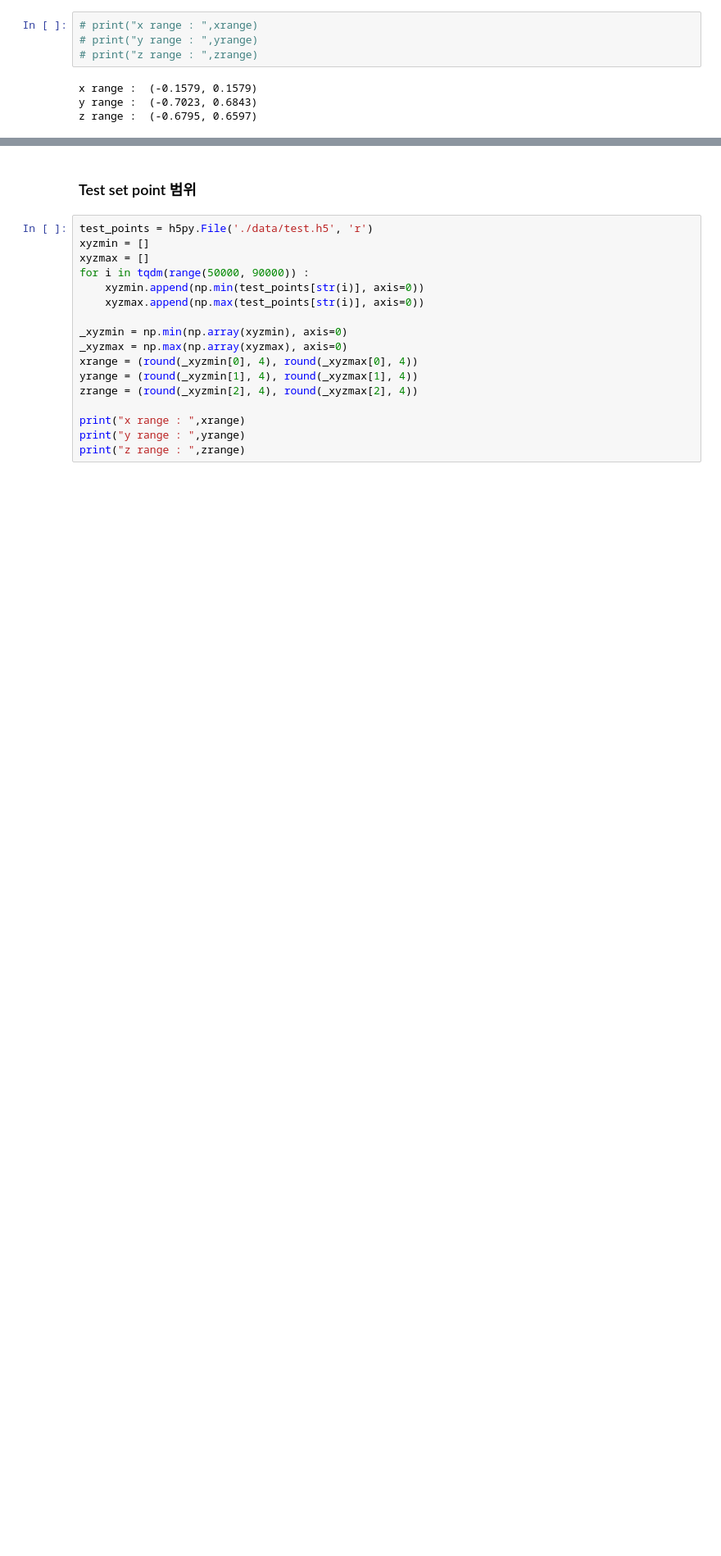
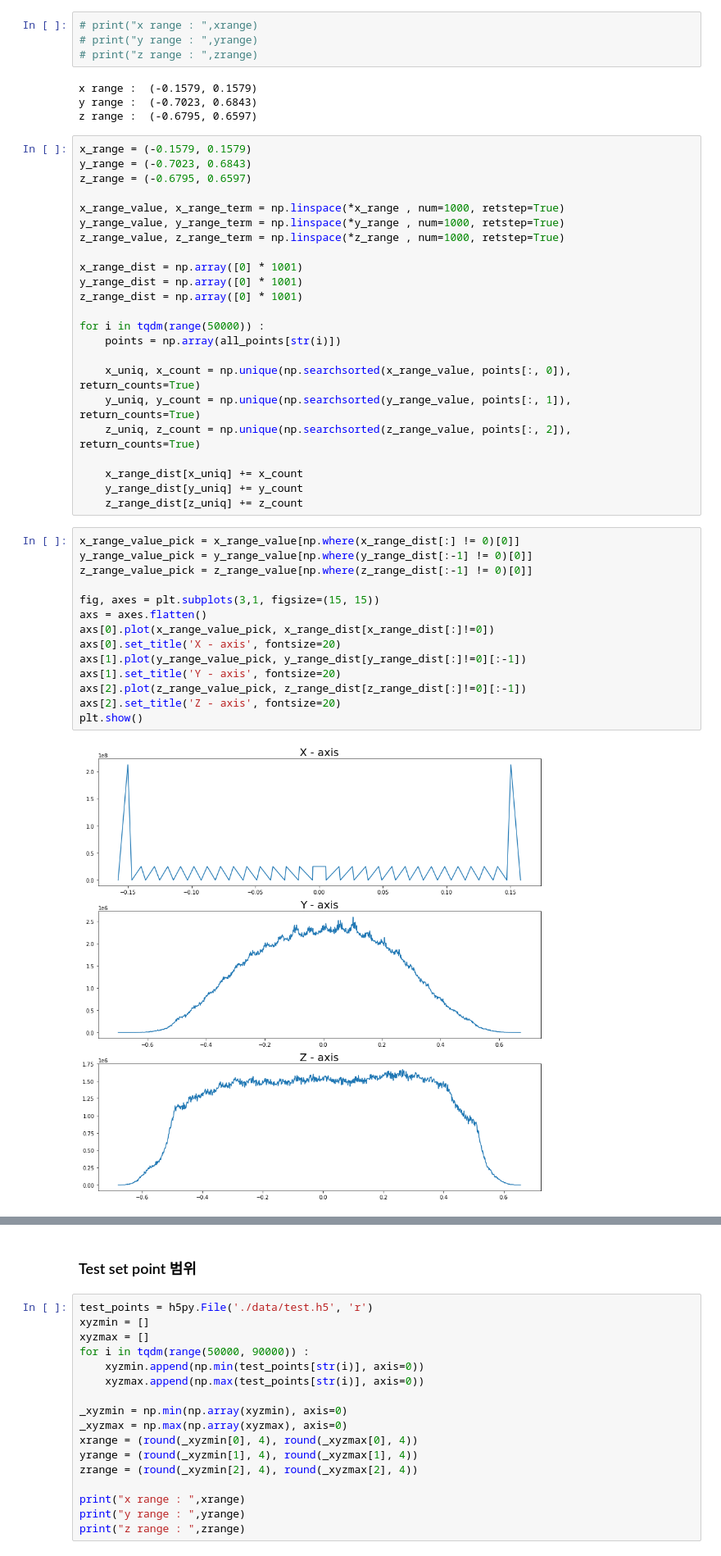
Before and after one commit to quhb2455/toy, a Jupyter notebook: 3D_Number_Image_Classification/EDA.ipynb, the cells around one changed output, grey strips where cells are left out. Shown at 82% size. Saved outputs shown, nothing was run; the diff lists cells and outputs as text; blank space fills up the shorter version.

```diff
--- a/3D_Number_Image_Classification/EDA.ipynb
+++ b/3D_Number_Image_Classification/EDA.ipynb
@@ -306,3 +306,42 @@ z range :  -0.6795205479452088  ~  0.6597181008902087
 x range :  (-0.1579, 0.1579)
 y range :  (-0.7023, 0.6843)
 z range :  (-0.6795, 0.6597)
+# %%
+x_range = (-0.1579, 0.1579)
+y_range = (-0.7023, 0.6843)
+z_range = (-0.6795, 0.6597)
+
+x_range_value, x_range_term = np.linspace(*x_range , num=1000, retstep=True)
+y_range_value, y_range_term = np.linspace(*y_range , num=1000, retstep=True)
+z_range_value, z_range_term = np.linspace(*z_range , num=1000, retstep=True)
+
+x_range_dist = np.array([0] * 1001)
+y_range_dist = np.array([0] * 1001)
+z_range_dist = np.array([0] * 1001)
+
+for i in tqdm(range(50000)) :
+    points = np.array(all_points[str(i)])
+
+    x_uniq, x_count = np.unique(np.searchsorted(x_range_value, points[:, 0]), return_counts=True)
+    y_uniq, y_count = np.unique(np.searchsorted(y_range_value, points[:, 1]), return_counts=True)
+    z_uniq, z_count = np.unique(np.searchsorted(z_range_value, points[:, 2]), return_counts=True)
+
+    x_range_dist[x_uniq] += x_count
+    y_range_dist[y_uniq] += y_count
+    z_range_dist[z_uniq] += z_count
+# %%
+x_range_value_pick = x_range_value[np.where(x_range_dist[:] != 0)[0]]
+y_range_value_pick = y_range_value[np.where(y_range_dist[:-1] != 0)[0]]
+z_range_value_pick = z_range_value[np.where(z_range_dist[:-1] != 0)[0]]
+
+fig, axes = plt.subplots(3,1, figsize=(15, 15))
+axs = axes.flatten()
+axs[0].plot(x_range_value_pick, x_range_dist[x_range_dist[:]!=0])
+axs[0].set_title('X - axis', fontsize=20)
+axs[1].plot(y_range_value_pick, y_range_dist[y_range_dist[:]!=0][:-1])
+axs[1].set_title('Y - axis', fontsize=20)
+axs[2].plot(z_range_value_pick, z_range_dist[z_range_dist[:]!=0][:-1])
+axs[2].set_title('Z - axis', fontsize=20)
+plt.show()
+# %% [output]
+[figure, added]
```
Also changed, not shown: parts of 25 cells of this notebook, 1 other file.
